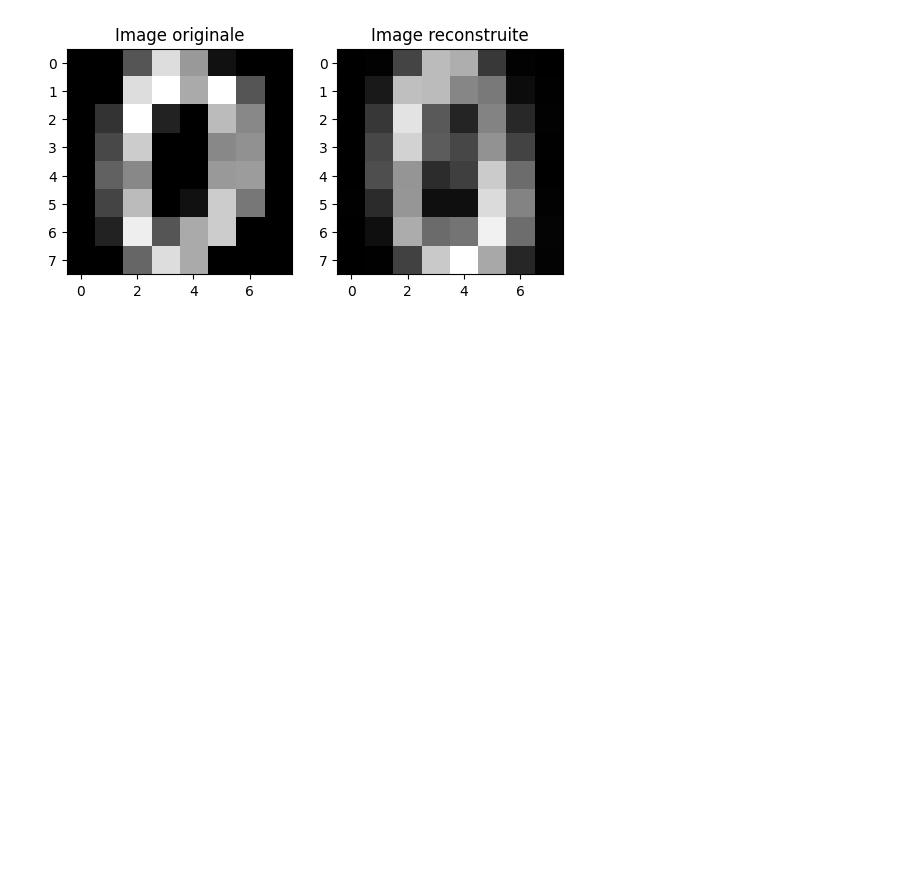
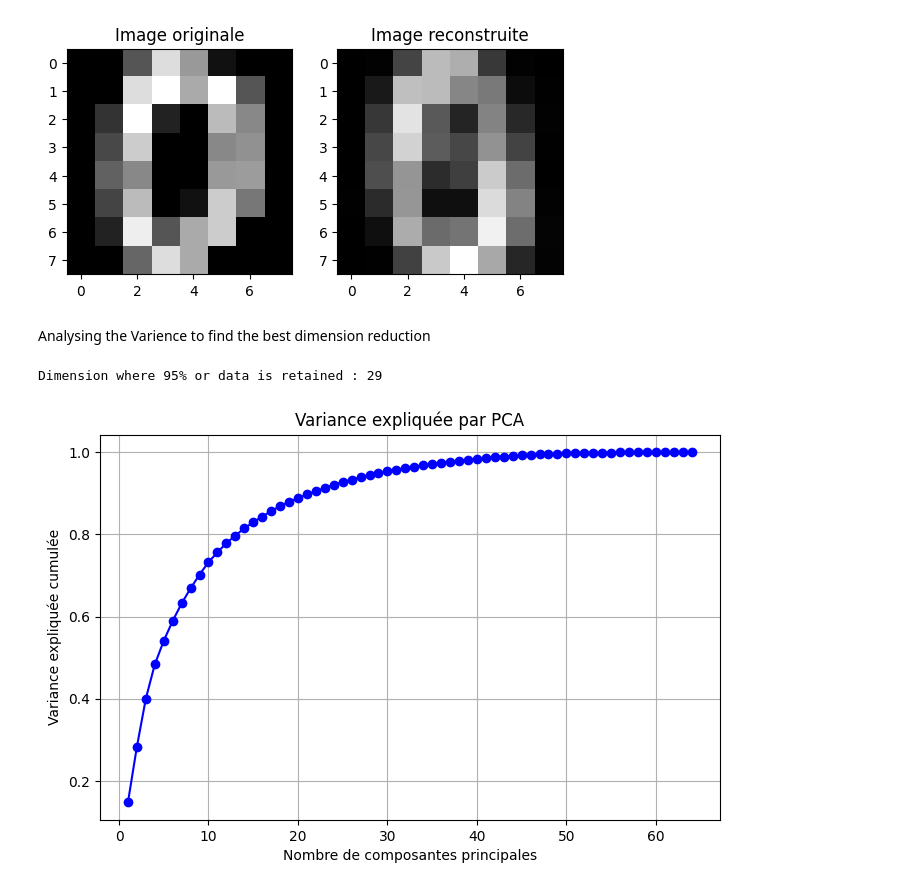
Before and after one commit to bogwee/intro_ml_2025, a Jupyter notebook: src/lucah/ml_code_lucah.ipynb, the cells around one changed output. Saved outputs shown, nothing was run; the diff lists cells and outputs as text; code cells hidden in the pictures; blank space fills up the shorter version.

```diff
--- a/src/lucah/ml_code_lucah.ipynb
+++ b/src/lucah/ml_code_lucah.ipynb
@@ -154,3 +160,21 @@ plt.title("Image reconstruite")
 plt.show()
 # %% [output]
 [figure]
+# %% [markdown]
+Analysing the Varience to find the best dimension reduction
+# %%
+pca = PCA()
+pca.fit(X_scaled)
+explained_variance = np.cumsum(pca.explained_variance_ratio_)
+print(f"Dimension where 95% or data is retained : {64-len(explained_variance[explained_variance>=0.95])}")
+
+plt.figure(figsize=(8, 5))
+plt.plot(range(1, X_scaled.shape[1]+1), explained_variance, marker='o', linestyle='-', color='blue')
+plt.xlabel("Nombre de composantes principales")
+plt.ylabel("Variance expliquée cumulée")
+plt.title("Variance expliquée par PCA")
+plt.grid()
+plt.show()
+# %% [output]
+Dimension where 95% or data is retained : 29
+[figure, added]
```
Also changed, not shown: parts of 1 cell of this notebook, 5 other files.
